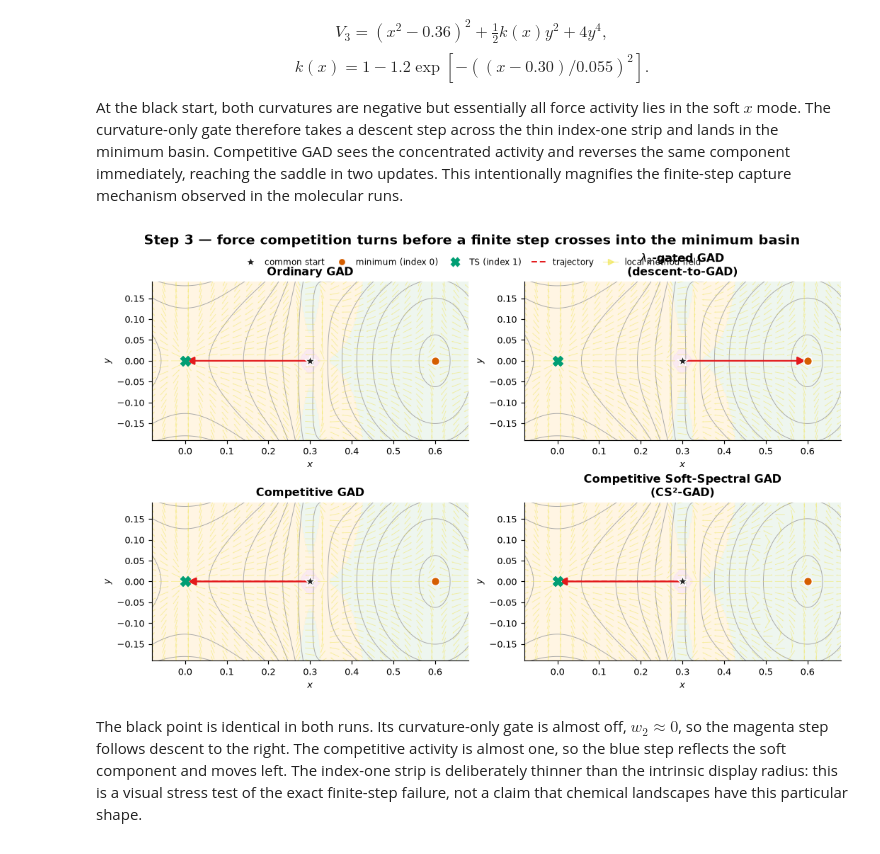
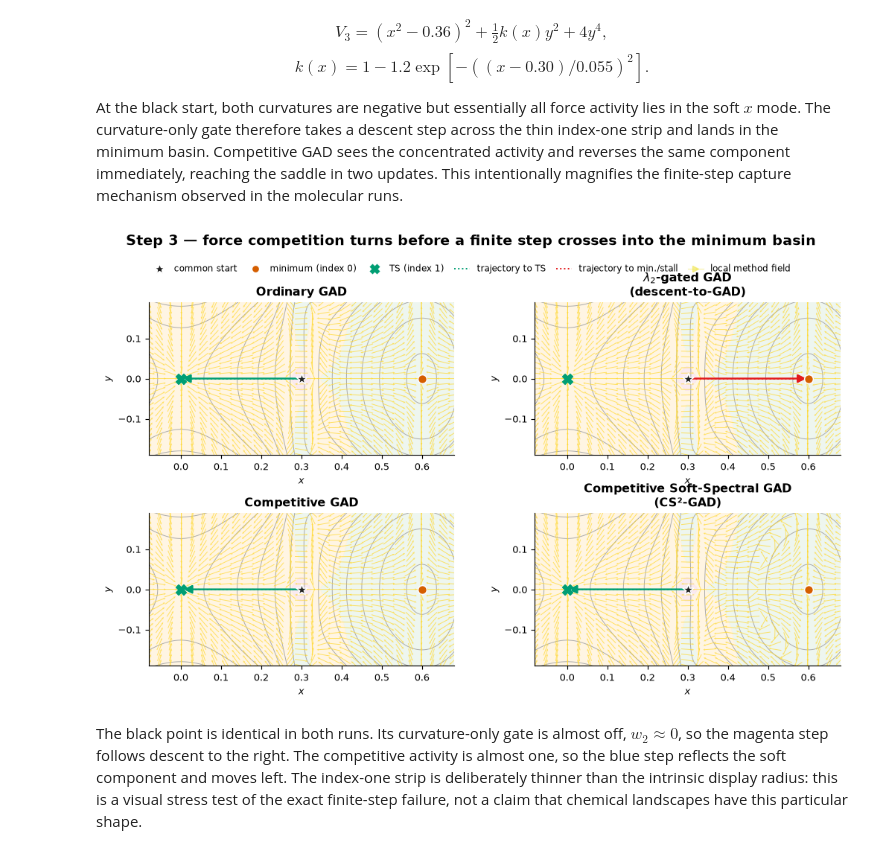
Before and after one commit to memo-ozdincer/GAD_plus, a Jupyter notebook: examples/gad_mechanism_failure_atlas.ipynb, the cells around one changed output. Drawn from its saved outputs; the diff is of its cells as text; code cells hidden in the pictures.

Commit message:
Refine GAD atlas trajectory and field styling

```diff
--- a/examples/gad_mechanism_failure_atlas.ipynb
+++ b/examples/gad_mechanism_failure_atlas.ipynb
@@ -40,7 +40,8 @@ COLORS = {
     'descent': '#D55E00', 'ordinary': '#6F6F6F', 'hard': '#CC79A7',
     'lambda2': '#CC79A7', 'competitive': '#0072B2', 'subspace': '#009E73',
 }
-TRAJECTORY_COLOR = '#E31A1C'
+GOOD_TRAJECTORY_COLOR = '#009E73'
+FAULTY_TRAJECTORY_COLOR = '#E31A1C'
 INDEX_CMAP = ListedColormap(['#EAF4EC', '#FFF3DD', '#F9E5EE'])
 
 def sigmoid(z):
@@ -86,13 +87,13 @@ def raw_method_field(q, grad, hess, policy, *, tau=.18):
     else: w,r=wcomp,p/p.max()
     return U@(-(1-2*w*r)*c)
 
-def draw_vector_field(ax, grad, hess, policy, *, xlim, ylim, n=27):
+def draw_vector_field(ax, grad, hess, policy, *, xlim, ylim, n=29):
     xs=np.linspace(*xlim,n); ys=np.linspace(*ylim,n); XX,YY=np.meshgrid(xs,ys)
     field=np.asarray([raw_method_field((x,y),grad,hess,policy) for x,y in zip(XX.ravel(),YY.ravel())])
     UU,VV=field[:,0].reshape(XX.shape),field[:,1].reshape(XX.shape)
     norm=np.hypot(UU,VV); UU=np.divide(UU,norm,out=np.zeros_like(UU),where=norm>1e-12); VV=np.divide(VV,norm,out=np.zeros_like(VV),where=norm>1e-12)
-    ax.quiver(XX,YY,UU,VV,angles='xy',scale_units='xy',scale=42,pivot='mid',color='#F0E442',alpha=.44,
-              width=.0020,headwidth=2.4,headlength=2.8,headaxislength=2.5,zorder=2)
+    ax.quiver(XX,YY,UU,VV,angles='xy',scale_units='xy',scale=31,pivot='mid',color='#FFD92F',alpha=.72,
+              width=.0024,headwidth=2.7,headlength=3.0,headaxislength=2.7,zorder=2)
 
 def exact_index_grid(hess, X, Y):
     out=np.empty_like(X,dtype=int)
@@ -109,15 +110,17 @@ def method_panel(ax, X, Y, Z, index, path, policy, *, grad, hess, xlim, ylim, le
     ax.contourf(X,Y,index,levels=[-.5,.5,1.5,2.5],cmap=INDEX_CMAP,alpha=.80)
     ax.contour(X,Y,Z,levels=levels,colors='#A9A9A9',linewidths=.65)
     draw_vector_field(ax,grad,hess,policy,xlim=xlim,ylim=ylim)
-    color=COLORS[policy]; ax.plot(path[:,0],path[:,1],color=TRAJECTORY_COLOR,lw=1.35,ls=(0,(4,2)),zorder=4)
+    color=COLORS[policy]; terminal_index=np.sum(np.linalg.eigvalsh(hess(path[-1]))<0)
+    trajectory_color=GOOD_TRAJECTORY_COLOR if terminal_index==1 else FAULTY_TRAJECTORY_COLOR
+    ax.plot(path[:,0],path[:,1],color=trajectory_color,lw=1.35,ls=':',zorder=4)
     segment=np.linalg.norm(np.diff(path,axis=0),axis=1); cumulative=np.r_[0,np.cumsum(segment)]
     if cumulative[-1]>1e-7:
         for fraction in (.38,.72):
             i=min(max(1,np.searchsorted(cumulative,fraction*cumulative[-1])),len(path)-1)
             if np.linalg.norm(path[i]-path[i-1])>1e-10:
                 ax.add_patch(FancyArrowPatch(path[i-1],path[i],arrowstyle='-|>',mutation_scale=16,
-                                             color=TRAJECTORY_COLOR,lw=1.35,zorder=6))
-    ax.scatter(*path[-1],s=48,marker='s',color=TRAJECTORY_COLOR,edgecolor='white',linewidth=.7,zorder=7)
+                                             color=trajectory_color,lw=1.35,zorder=6))
+    ax.scatter(*path[-1],s=48,marker='s',color=trajectory_color,edgecolor='white',linewidth=.7,zorder=7)
     ax.set(xlim=xlim,ylim=ylim,aspect='equal',xlabel='$x$',ylabel='$y$',title=METHOD_LABELS[policy])
 
 def add_figure_legend(fig):
@@ -125,10 +128,11 @@ def add_figure_legend(fig):
         Line2D([],[],marker='*',markersize=10,markerfacecolor='#222222',markeredgecolor='white',color='none',label='common start'),
         Line2D([],[],marker='o',markersize=7,markerfacecolor='#D55E00',markeredgecolor='white',color='none',label='minimum (index 0)'),
         Line2D([],[],marker='X',markersize=8,color='#009E73',linestyle='None',label='TS (index 1)'),
-        Line2D([],[],color=TRAJECTORY_COLOR,lw=1.35,ls=(0,(4,2)),label='trajectory'),
+        Line2D([],[],color=GOOD_TRAJECTORY_COLOR,lw=1.35,ls=':',label='trajectory to TS'),
+        Line2D([],[],color=FAULTY_TRAJECTORY_COLOR,lw=1.35,ls=':',label='trajectory to min./stall'),
         Line2D([],[],color='#F0E442',marker='>',markersize=5,lw=.7,alpha=.55,label='local method field'),
     ]
-    fig.legend(handles=handles,loc='upper center',bbox_to_anchor=(.5,.958),ncol=5,frameon=False,fontsize=8,
+    fig.legend(handles=handles,loc='upper center',bbox_to_anchor=(.5,.935),ncol=6,frameon=False,fontsize=8,
                handlelength=1.8,columnspacing=1.15)
 
 def normalized_arrows(field, points, length=.10):
@@ -175,7 +179,8 @@ grid1 = np.linspace(-1.25, 1.25, 300)
 X1, Y1 = np.meshgrid(grid1, grid1)
 Z1 = (X1*X1 - 1.0)**2 + 0.5*Y1*Y1
 IDX1=exact_index_grid(H1,X1,Y1)
-fig,axes=plt.subplots(2,2,figsize=(10.0,8.2),constrained_layout=True)
+fig,axes=plt.subplots(2,2,figsize=(10.0,8.2))
+fig.subplots_adjust(left=.07,right=.99,bottom=.075,top=.84,wspace=.16,hspace=.34)
 for ax,method in zip(axes.flat,METHODS):
     method_panel(ax,X1,Y1,Z1,IDX1,paths1[method],method,grad=g1,hess=H1,xlim=(-1.2,1.2),ylim=(-1.0,1.0),levels=np.linspace(.02,2.1,15))
     ax.scatter(*start1,marker='*',s=115,color='#222222',edgecolor='white',zorder=8)
@@ -213,7 +218,8 @@ paths2={m:policy_trace(start2,g2,H2,m,R=.025,steps=140,stop_fmax=.015)[0] for m
 gridx2=np.linspace(-.34,.74,360); gridy2=np.linspace(-.08,1.08,360); X2,Y2=np.meshgrid(gridx2,gridy2)
 Z2=(X2*X2-.25)**2+.1*(Y2*Y2-1)**2+.65*X2*X2*Y2*Y2
 IDX2=exact_index_grid(H2,X2,Y2)
-fig,axes=plt.subplots(2,2,figsize=(10.0,8.5),constrained_layout=True)
+fig,axes=plt.subplots(2,2,figsize=(10.0,8.5))
+fig.subplots_adjust(left=.07,right=.99,bottom=.075,top=.84,wspace=.16,hspace=.34)
 for ax,method in zip(axes.flat,METHODS):
     path=paths2[method]; method_panel(ax,X2,Y2,Z2,IDX2,path,method,grad=g2,hess=H2,xlim=(-.34,.74),ylim=(-.06,1.06),levels=np.linspace(.001,.23,14))
     ax.scatter(*start2,marker='*',s=115,color='#222222',edgecolor='white',zorder=8)
@@ -236,33 +242,33 @@ At the black start, both curvatures are negative but essentially all force activ
 # %%
 A3=.6; XC3=.30; WIDTH3=.055
 def k3(x): return 1-1.2*np.exp(-((x-XC3)/WIDTH3)**2)
 def kp3(x): return 2.4*(x-XC3)/WIDTH3**2*np.exp(-((x-XC3)/WIDTH3)**2)
 def kpp3(x): return 2.4/WIDTH3**2*np.exp(-((x-XC3)/WIDTH3)**2)*(1-2*(x-XC3)**2/WIDTH3**2)
 def E3(q):
     x,y=q; return (x*x-A3*A3)**2+.5*k3(x)*y*y+4*y**4
 def g3(q):
     x,y=q; return np.array([4*x*(x*x-A3*A3)+.5*kp3(x)*y*y,k3(x)*y+16*y**3])
 def H3(q):
     x,y=q; return np.array([[12*x*x-4*A3*A3+.5*kpp3(x)*y*y,kp3(x)*y],[kp3(x)*y,k3(x)+48*y*y]])
 
 audit_surface(g3,H3,[(.30,0),(0,0),(.6,0)],atol=5e-4)
 start3=np.array([.30,0.])
 paths3={m:policy_trace(start3,g3,H3,m,R=.32,steps=14)[0] for m in METHODS}
 gridx3=np.linspace(-.12,.72,380); gridy3=np.linspace(-.22,.22,250); X3,Y3=np.meshgrid(gridx3,gridy3)
 Z3=(X3*X3-A3*A3)**2+.5*(1-1.2*np.exp(-((X3-XC3)/WIDTH3)**2))*Y3*Y3+4*Y3**4
 IDX3=exact_index_grid(H3,X3,Y3)
-fig,axes=plt.subplots(2,2,figsize=(10.0,6.2),constrained_layout=True)
+fig,axes=plt.subplots(2,2,figsize=(10.0,6.2))
+fig.subplots_adjust(left=.07,right=.99,bottom=.09,top=.84,wspace=.16,hspace=.38)
 for ax,method in zip(axes.flat,METHODS):
     path=paths3[method]; method_panel(ax,X3,Y3,Z3,IDX3,path,method,grad=g3,hess=H3,xlim=(-.08,.68),ylim=(-.19,.19),levels=np.linspace(.002,.15,14))
-    ax.plot(path[:3,0],path[:3,1],'o',ms=4,color=TRAJECTORY_COLOR,zorder=6)
     ax.scatter(*start3,marker='*',s=115,color='#222222',edgecolor='white',zorder=8)
     ax.scatter([0],[0],marker='X',s=90,color='#009E73',zorder=8)
     ax.scatter([.6],[0],s=65,color='#D55E00',edgecolor='white',zorder=8)
 fig.suptitle('Step 3 — force competition turns before a finite step crosses into the minimum basin',fontsize=13,fontweight='bold')
 add_figure_legend(fig)
 plt.show()
 # %% [output]
-[figure, old version]
+[figure, new version]
 # %% [markdown]
 The black point is identical in both runs. Its curvature-only gate is almost off, $w_2\approx0$, so the magenta step follows descent to the right. The competitive activity is almost one, so the blue step reflects the soft component and moves left. The index-one strip is deliberately thinner than the intrinsic display radius: this is a visual stress test of the exact finite-step failure, not a claim that chemical landscapes have this particular shape.
 # %% [markdown]
```
Also changed, not shown: parts of 4 cells of this notebook.
